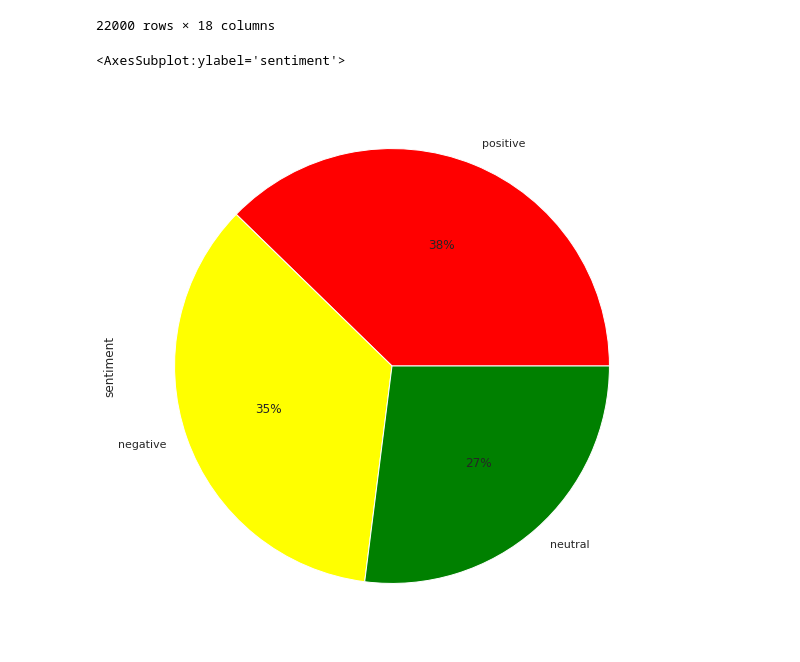
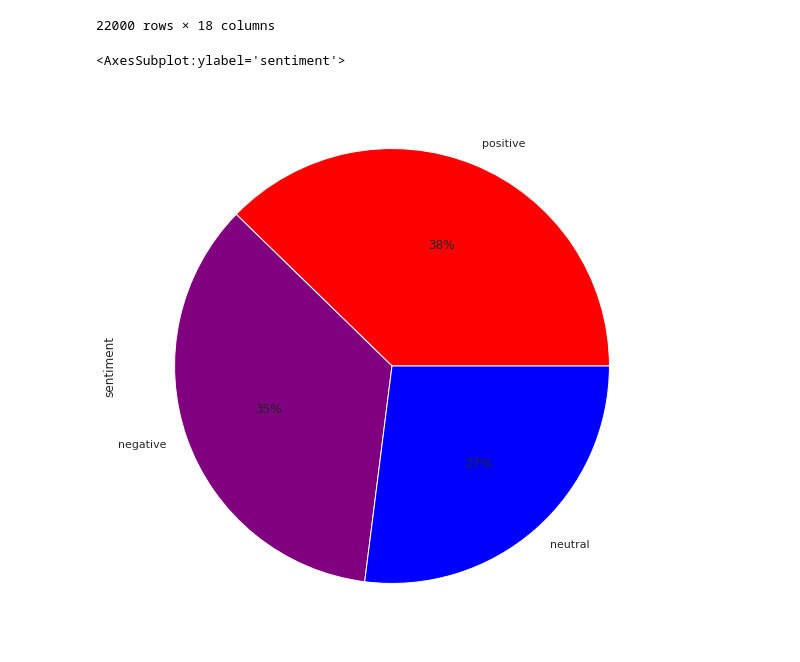
Before and after one commit to SennayT/Twitter-Data-Analysis-Template, a Jupyter notebook: task-3.ipynb, the cells around one changed output. Saved outputs shown, nothing was run; the diff lists cells and outputs as text; code cells hidden in the pictures.

Commit message:
change pie chart color

```diff
--- a/task-3.ipynb
+++ b/task-3.ipynb
@@ -217,7 +217,7 @@ df
 | 21999 | Sat Aug 06 18:03:25 +0000 2022 | <a href="http://twitter.com/downl... | RT @IndoPac_Info: #Taiwan people'... | 5.000000e-02 | 0.350000 | en | 0 | 67 | ... |
 22000 rows × 18 columns
 # %%
-df.sentiment.value_counts().plot(kind='pie', autopct='%1.0f%%', colors=["red", "yellow", "green"])
+df.sentiment.value_counts().plot(kind='pie', autopct='%1.0f%%', colors=["red", "purple", "blue"])
 # %% [output]
 <AxesSubplot:ylabel='sentiment'>
-[figure, old version]
+[figure, new version]
```
